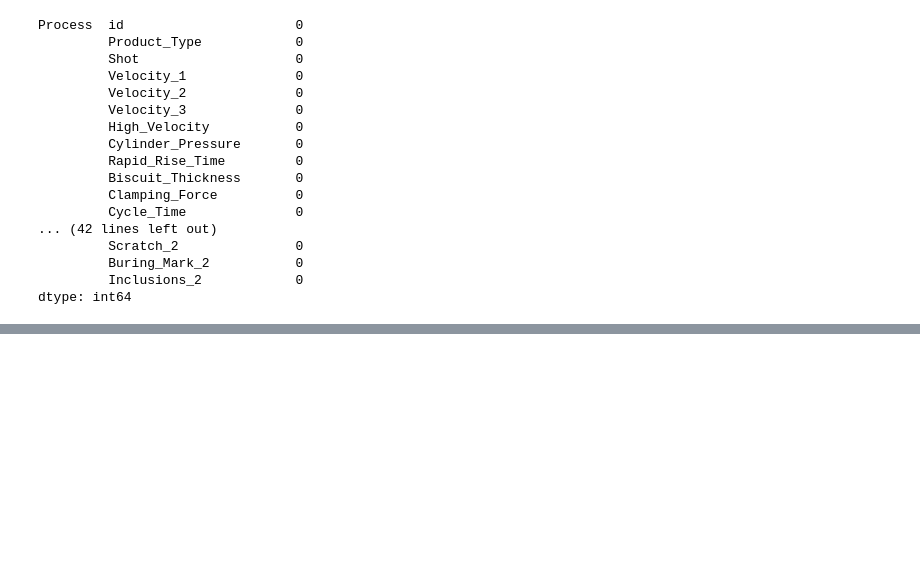
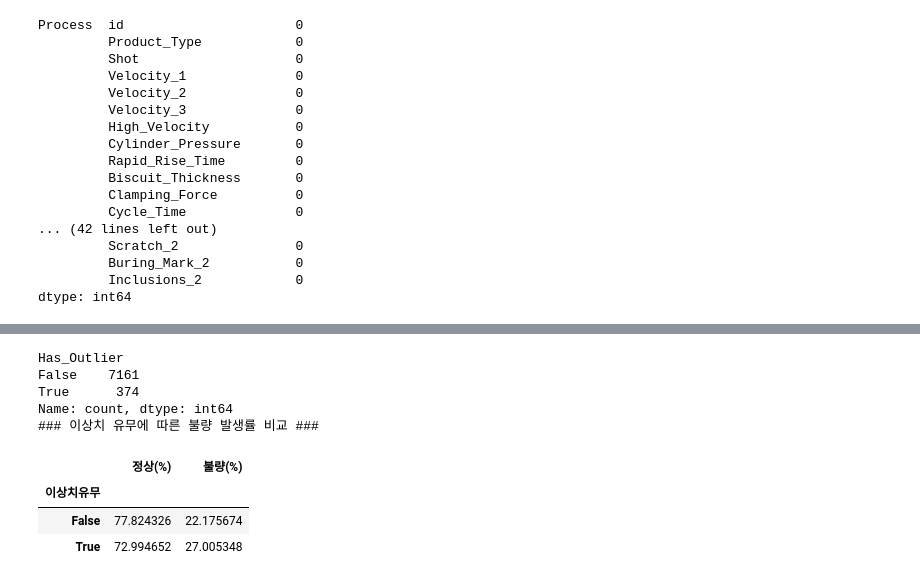
Before and after one commit to dlalswns0211/sparta_project_2_team1, a Jupyter notebook: src/jjm/day1.ipynb, the cells around one changed output, grey strips where cells are left out. Cells and saved outputs as stored; diff of their text form; code cells hidden in the pictures; blank space fills up the shorter version.

```diff
--- a/src/jjm/day1.ipynb
+++ b/src/jjm/day1.ipynb
@@ -350,0 +551,14 @@ dtype: int64
+# %%
+# Factory_Humidity 이상치 여부 판단
+humidity_data = df_copy[df_copy[('Process', 'Product_Type')] == 2][('Sensor', 'Factory_Humidity')]
+q1, q3 = humidity_data.quantile([0.25, 0.75])
+iqr_val = q3 - q1
+lower_limit = q1 - 1.5 * iqr_val
+
+
+humidity_outliers = df_copy[(df_copy[('Process', 'Product_Type')] == 2) &
+                        (df_copy[('Sensor', 'Factory_Humidity')] < lower_limit)]
+
+humidity_outliers
+
+humidity_outliers['Sensor', 'Factory_Humidity'].mean().round(2)
@@ -350,0 +607,40 @@ dtype: int64
+# %%
+# 이상치 판단 함수
+def is_iqr_outlier(data):
+    Q1 = data.quantile(0.25)
+    Q3 = data.quantile(0.75)
+    iqr_val = Q3 - Q1
+    lower = Q1 - 1.5 * iqr_val
+    upper = Q3 + 1.5 * iqr_val
+    return (data < lower) | (data > upper)
+
+# 센서 컬럼들에 대해 이상치 여부(True/False) 계산
+outlier_mask = df_copy[sensor_cols].apply(is_iqr_outlier)
+
+# 'Has_Outlier' 파생컬럼 생성
+df_copy['Has_Outlier'] = outlier_mask.any(axis=1)
+
+print(df_copy['Has_Outlier'].value_counts())
+
+
+# 분석용 데이터프레임 생성
+analysis_df = pd.DataFrame({
+    '이상치유무': df_copy['Has_Outlier'],
+    '불량여부': df_copy['Is_Defective']
+})
+
+report = pd.crosstab(analysis_df['이상치유무'], analysis_df['불량여부'], normalize='index') * 100
+report.columns = ['정상(%)', '불량(%)']
+
+print("### 이상치 유무에 따른 불량 발생률 비교 ###")
+display(report)
+# %% [output]
+Has_Outlier
+False    7161
+True      374
+Name: count, dtype: int64
+### 이상치 유무에 따른 불량 발생률 비교 ###
+|  | 정상(%) | 불량(%) |
+| 이상치유무 |  |  |
+| False | 77.824326 | 22.175674 |
+| True | 72.994652 | 27.005348 |
```
Also changed, not shown: parts of 10 cells of this notebook.
